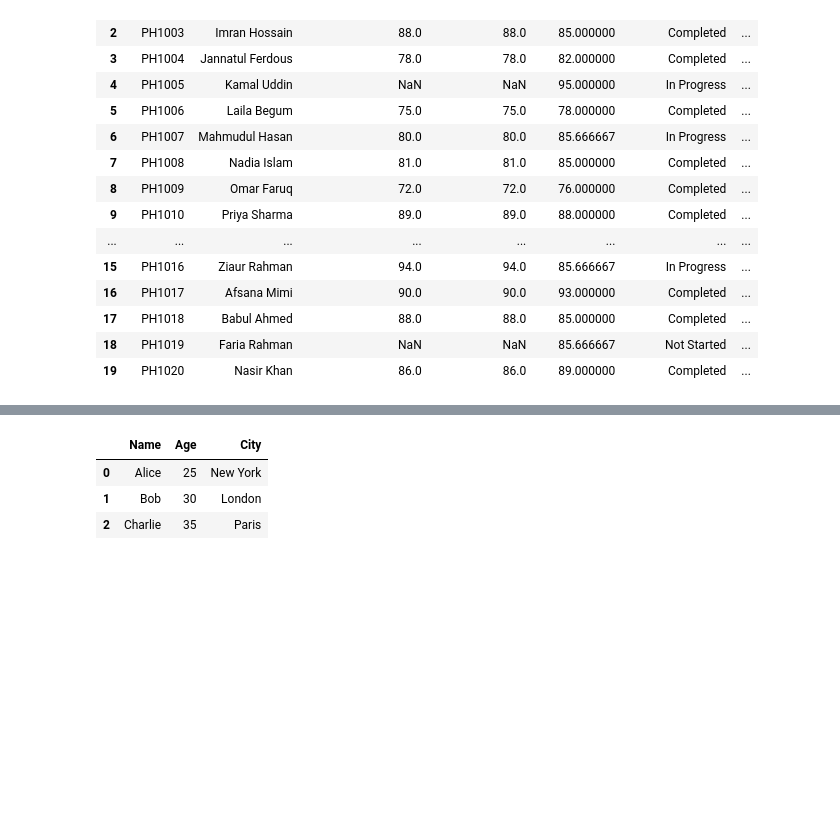
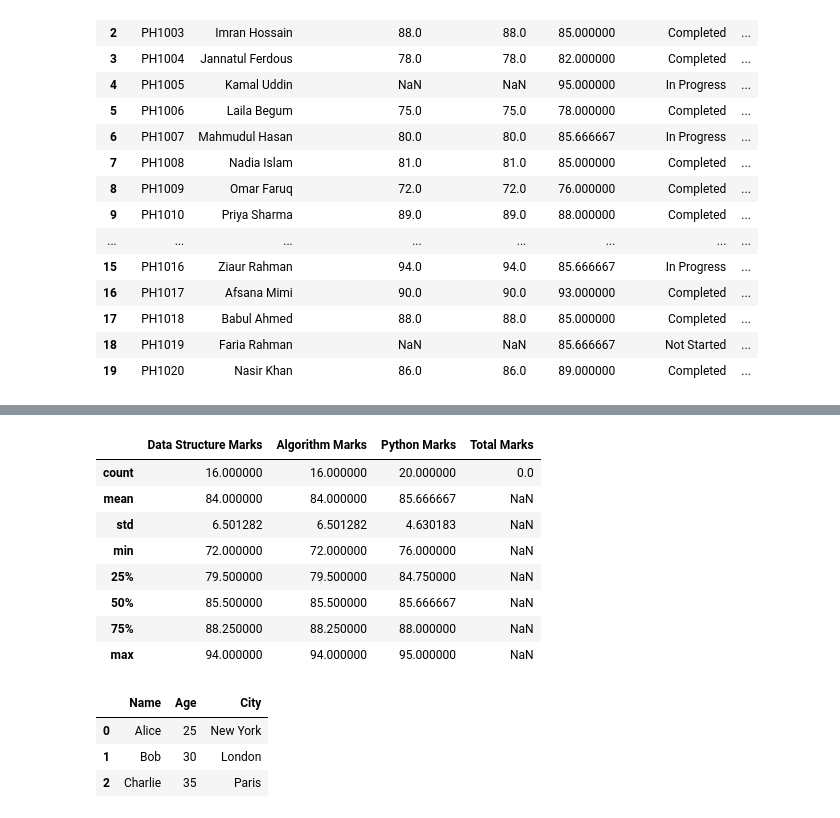
Before and after one commit to rabeyanoor/AI-ML, a Jupyter notebook: Week-4/Module_14.ipynb, the cells around one changed output, grey strips where cells are left out. Cells and saved outputs as stored; diff of their text form; code cells hidden in the pictures; blank space fills up the shorter version.

```diff
--- a/Week-4/Module_14.ipynb
+++ b/Week-4/Module_14.ipynb
@@ -695,0 +835,6 @@ df
+# %%
+# df['Total Marks']=df['Data Structure Marks']+df['Python Marks']+df['Algorithm Marks']
+
+df['Total Marks']=df.iloc[::,2:5].sum(axis=1)
+df
+#  sum row wise hosse tai (axis=1) dise . jodi na dito tahole column wise hoito . 1st 1 column 1ta sum hoito
@@ -696,3 +859,15 @@ df
+# %%
+df.describe()
+# %% [output]
+|  | Data Structure Marks | Algorithm Marks | Python Marks | Total Marks |
+| count | 16.000000 | 16.000000 | 20.000000 | 0.0 |
+| mean | 84.000000 | 84.000000 | 85.666667 | NaN |
+| std | 6.501282 | 6.501282 | 4.630183 | NaN |
+| min | 72.000000 | 72.000000 | 76.000000 | NaN |
+| 25% | 79.500000 | 79.500000 | 84.750000 | NaN |
+| 50% | 85.500000 | 85.500000 | 85.666667 | NaN |
+| 75% | 88.250000 | 88.250000 | 88.000000 | NaN |
+| max | 94.000000 | 94.000000 | 95.000000 | NaN |
 # %%
 data = {
     "Name" :["Alice","Bob","Charlie"],
```
Also changed, not shown: parts of 16 cells of this notebook.
